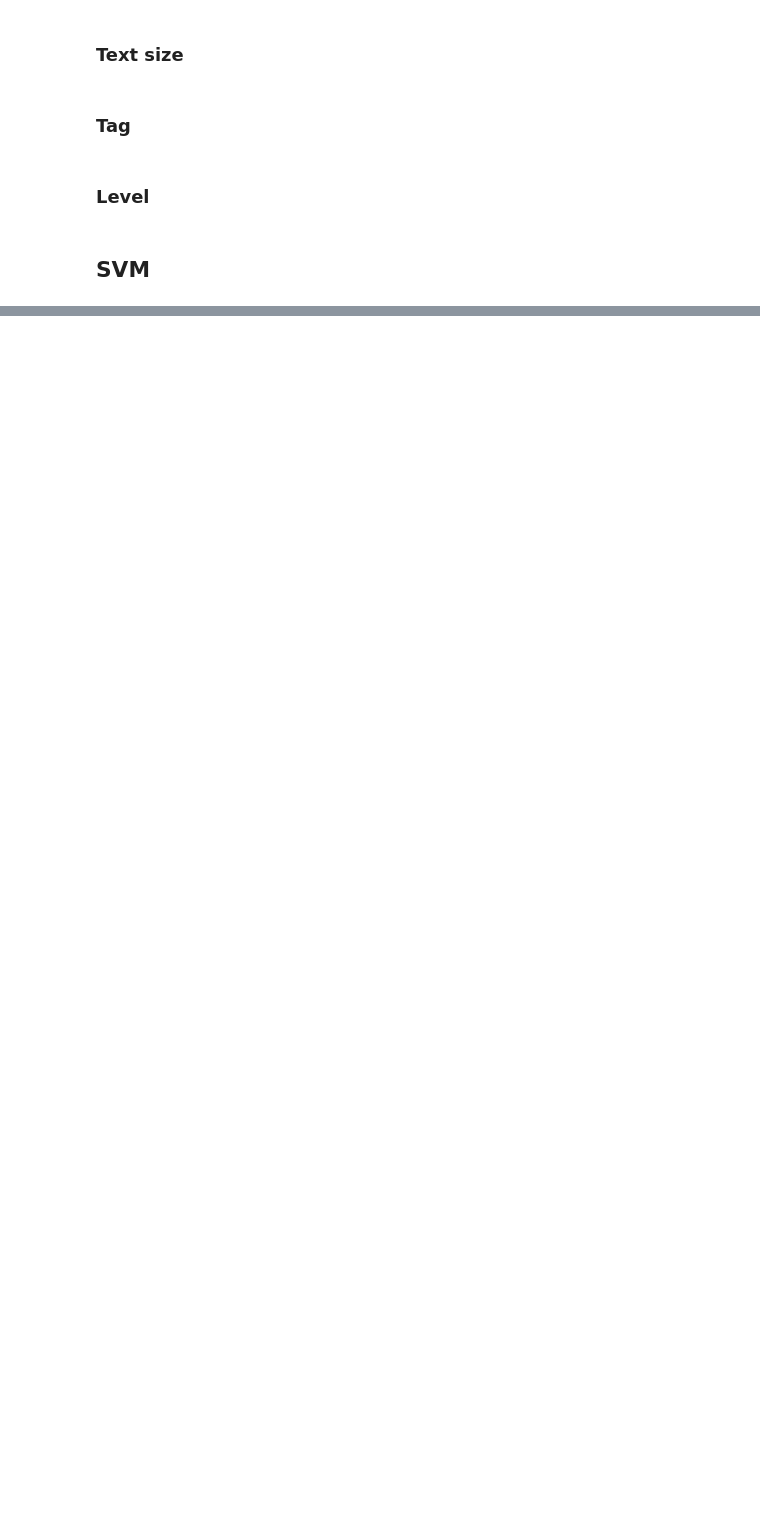
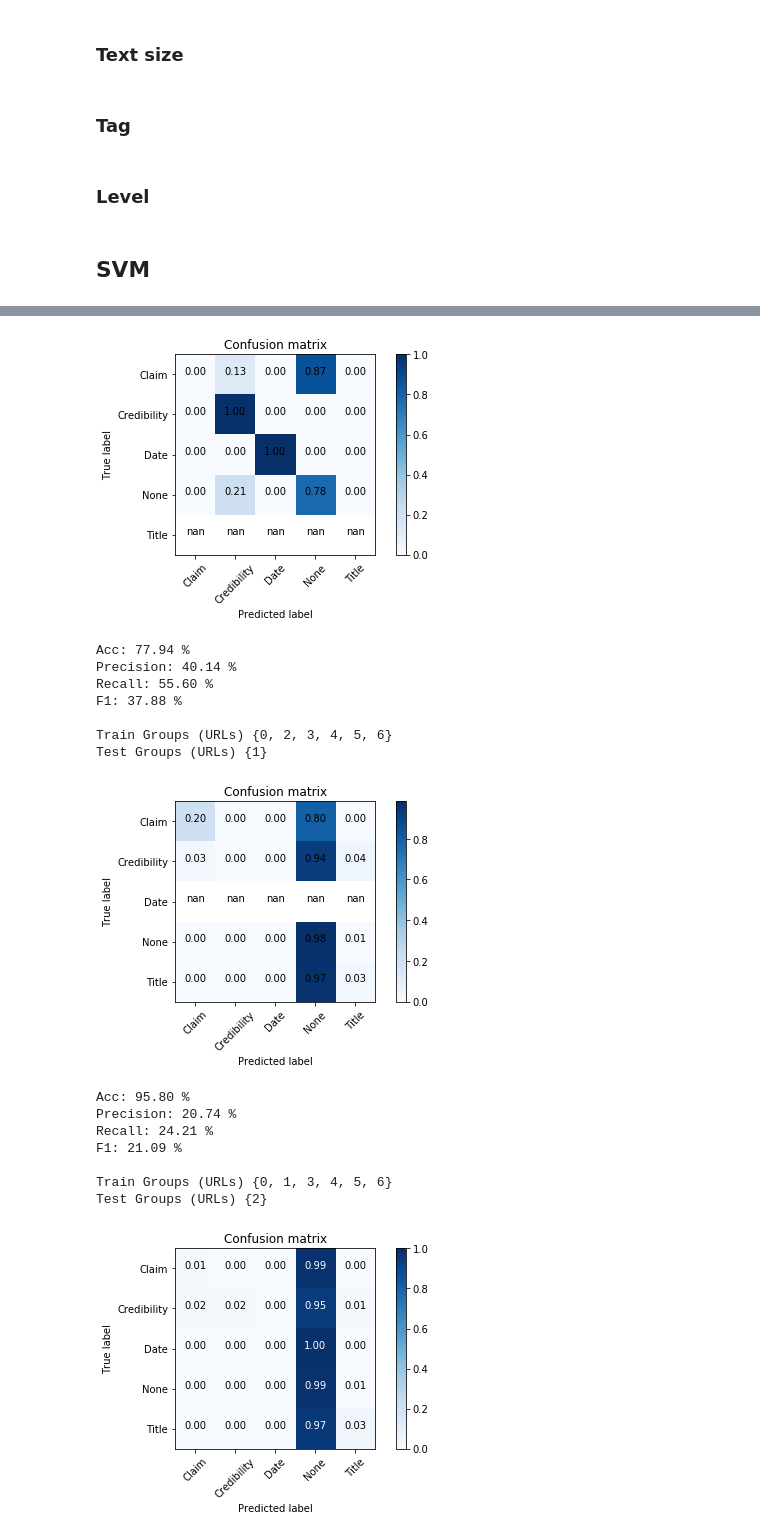
Before and after one commit to vwoloszyn/claim2features, a Jupyter notebook: final2.ipynb, the cells around one changed output, grey strips where cells are left out. Cells and saved outputs as stored; diff of their text form; code cells hidden in the pictures; blank space fills up the shorter version.

```diff
--- a/final2.ipynb
+++ b/final2.ipynb
@@ -538,0 +620,4 @@ plot_confusion_matrix(cm, svm.classes_, normalize=True)
+# %%
+%%time
+run_test(['wordEmbedding'])
+# %% [output]
@@ -538,0 +626,17 @@ plot_confusion_matrix(cm, svm.classes_, normalize=True)
+[figure, added]
+Acc: 77.94 %
+Precision: 40.14 %
+Recall: 55.60 %
+F1: 37.88 %
+
+Train Groups (URLs) {0, 2, 3, 4, 5, 6}
+Test Groups (URLs) {1}
+[figure, added]
+Acc: 95.80 %
+Precision: 20.74 %
+Recall: 24.21 %
+F1: 21.09 %
+
+Train Groups (URLs) {0, 1, 3, 4, 5, 6}
+Test Groups (URLs) {2}
+[figure, added]
```
Also changed, not shown: parts of 52 cells of this notebook.
